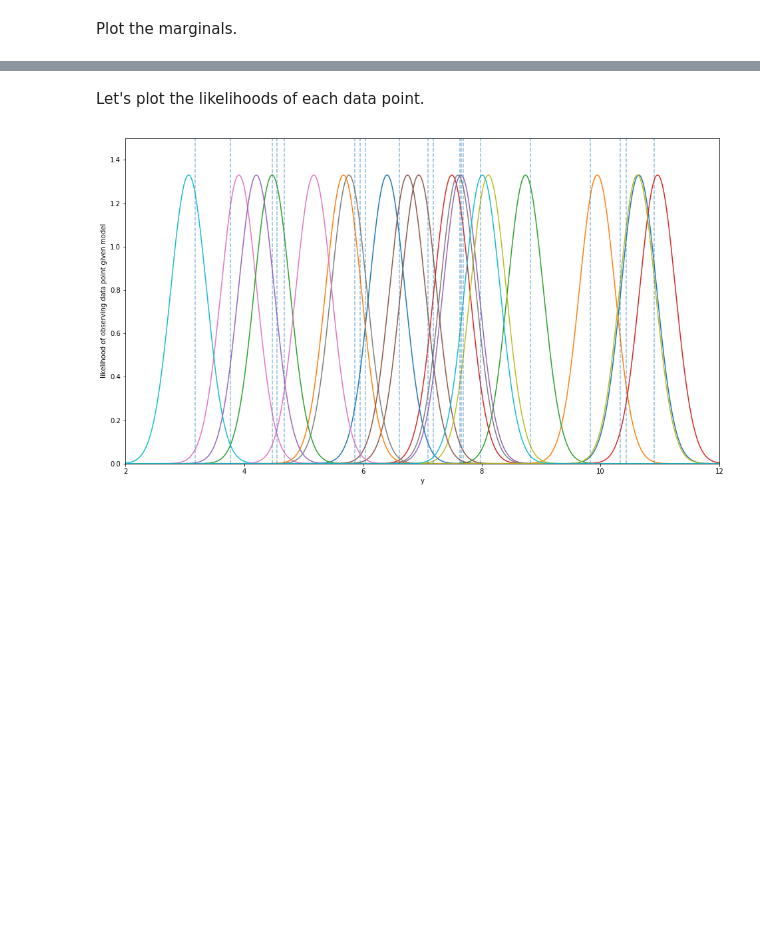
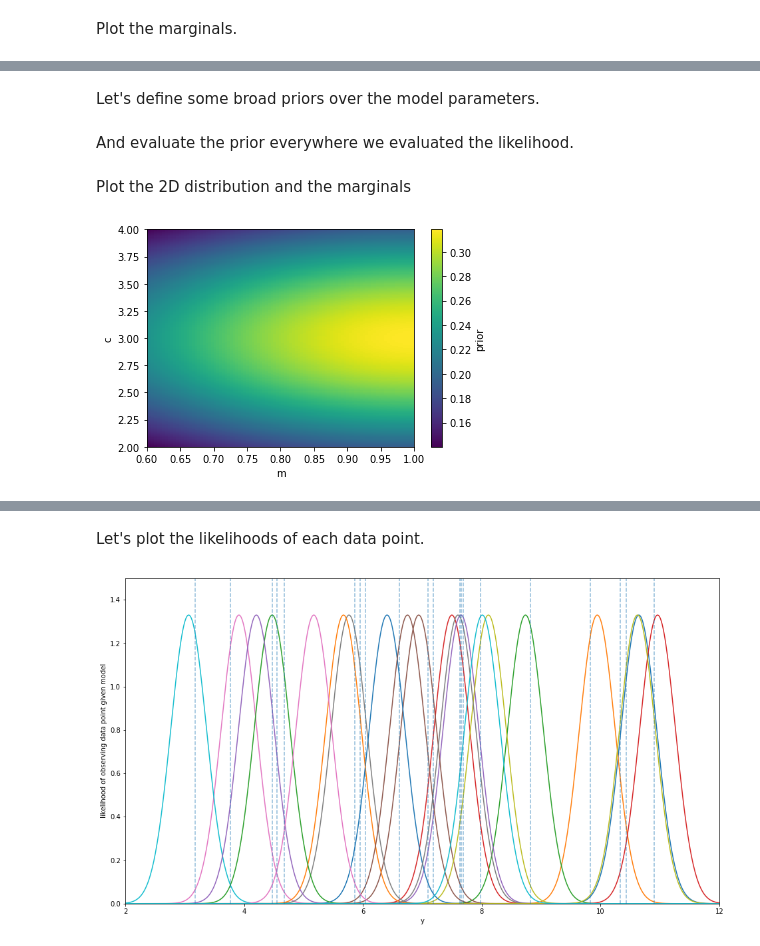
Before and after one commit to RuthAngus/Probabilistic-inference-tutorial, a Jupyter notebook: Bayesian_inference_tutorial.ipynb, the cells around one changed output, grey strips where cells are left out. Cells and saved outputs as stored; diff of their text form; code cells hidden in the pictures; blank space fills up the shorter version.

```diff
--- a/Bayesian_inference_tutorial.ipynb
+++ b/Bayesian_inference_tutorial.ipynb
@@ -541,0 +547,30 @@ Text(0.5,0,'y')
+# %% [markdown]
+Let's define some broad priors over the model parameters.
+# %%
+def prior(par):
+    m, c = par
+
+    # A Gaussian prior over m, centered on 1
+    m_prior = Gauss(1, .5, m)
+
+    # A Gaussian prior over c, centered on 3
+    c_prior = Gauss(3, 1, c)
+
+    return m_prior * c_prior
+# %% [markdown]
+And evaluate the prior everywhere we evaluated the likelihood.
+# %%
+priors = np.zeros((ngrid_m, ngrid_c))
+for i in range(ngrid_m):
+    for j in range(ngrid_c):
+        par = [M[i, j], C[i, j]]
+        priors[i, j] = prior(par)
+# %% [markdown]
+Plot the 2D distribution and the marginals
+# %%
+plt.pcolor(_M, _C, priors.T)
+plt.colorbar(label="prior")
+plt.xlabel("m")
+plt.ylabel("c");
+# %% [output]
+[figure, added]
```
Also changed, not shown: parts of 50 cells of this notebook.
